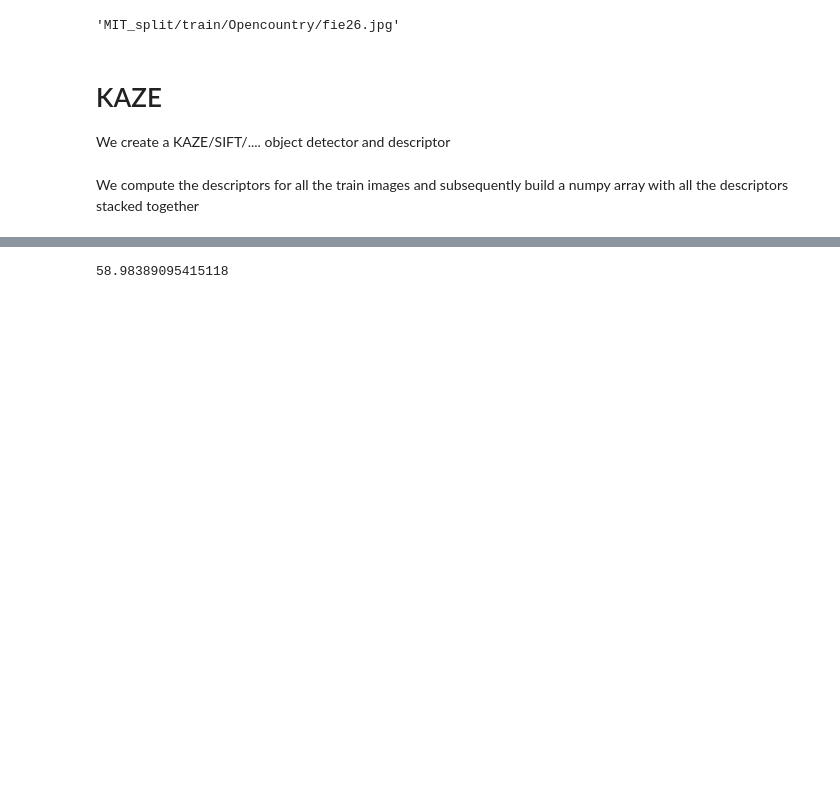
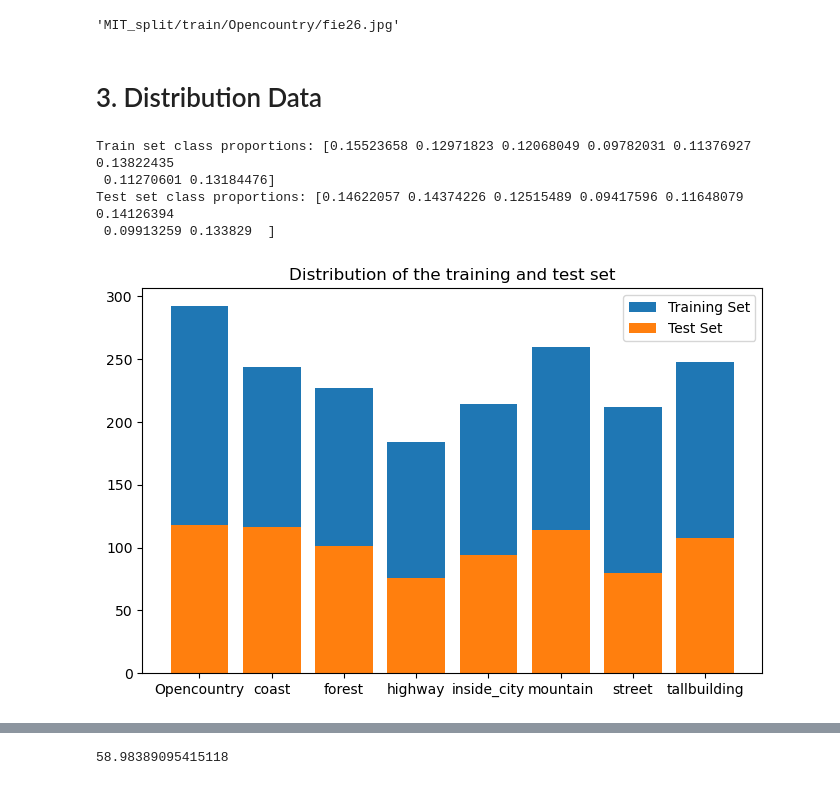
Before and after one commit to guillem-cf/M3-Project, a Jupyter notebook: Week1/BagofVisualWords.ipynb, the cells around one changed output, grey strips where cells are left out. Cells and saved outputs as stored; diff of their text form; code cells hidden in the pictures; blank space fills up the shorter version.

```diff
--- a/Week1/BagofVisualWords.ipynb
+++ b/Week1/BagofVisualWords.ipynb
@@ -21,6 +38,3 @@ test_labels = pickle.load(open('MIT_split/test_labels_unix.dat','rb'))
 train_images_filenames[12]
 # %% [output]
 'MIT_split/train/Opencountry/fie26.jpg'
-# %% [markdown]
-# KAZE
-We create a KAZE/SIFT/.... object detector and descriptor
@@ -29,2 +41,37 @@ Detector = cv2.KAZE_create(threshold=0.0001)
-# %% [markdown]
-We compute the  descriptors for all the train images and subsequently build a numpy array with all the descriptors stacked together
+# %% [markdown]
+# 3. Distribution Data
+# %%
+unique_classes, counts = np.unique(train_labels, return_counts=True)
+total_count = sum(counts)
+train_class_proportions = counts / total_count
+
+# Calculate the class proportions for the test set
+unique_classes, counts = np.unique(test_labels, return_counts=True)
+total_count = sum(counts)
+test_class_proportions = counts / total_count
+
+# Print the class proportions for the train and test sets
+print("Train set class proportions:", train_class_proportions)
+print("Test set class proportions:", test_class_proportions)
+# %% [output]
+Train set class proportions: [0.15523658 0.12971823 0.12068049 0.09782031 0.11376927 0.13822435
+ 0.11270601 0.13184476]
+Test set class proportions: [0.14622057 0.14374226 0.12515489 0.09417596 0.11648079 0.14126394
+ 0.09913259 0.133829  ]
+# %%
+unique_labels = np.unique(train_labels + test_labels)
+train_count = [np.sum(np.array(train_labels) == lab) for lab in unique_labels]
+test_count = [np.sum(np.array(test_labels) == lab) for lab in unique_labels]
+
+
+# distribution of the training and test set
+def plot_distribution(train_count, test_count, unique_labels):
+    plt.figure(figsize=(8, 5))
+    plt.title("Distribution of the training and test set")
+    plt.bar(unique_labels, train_count, label="Training Set")
+    plt.bar(unique_labels, test_count, label="Test Set")
+    plt.legend()
+    plt.show()
+plot_distribution(train_count, test_count, unique_labels)
+# %% [output]
+[figure, added]
```
Also changed, not shown: parts of 28 cells of this notebook.
